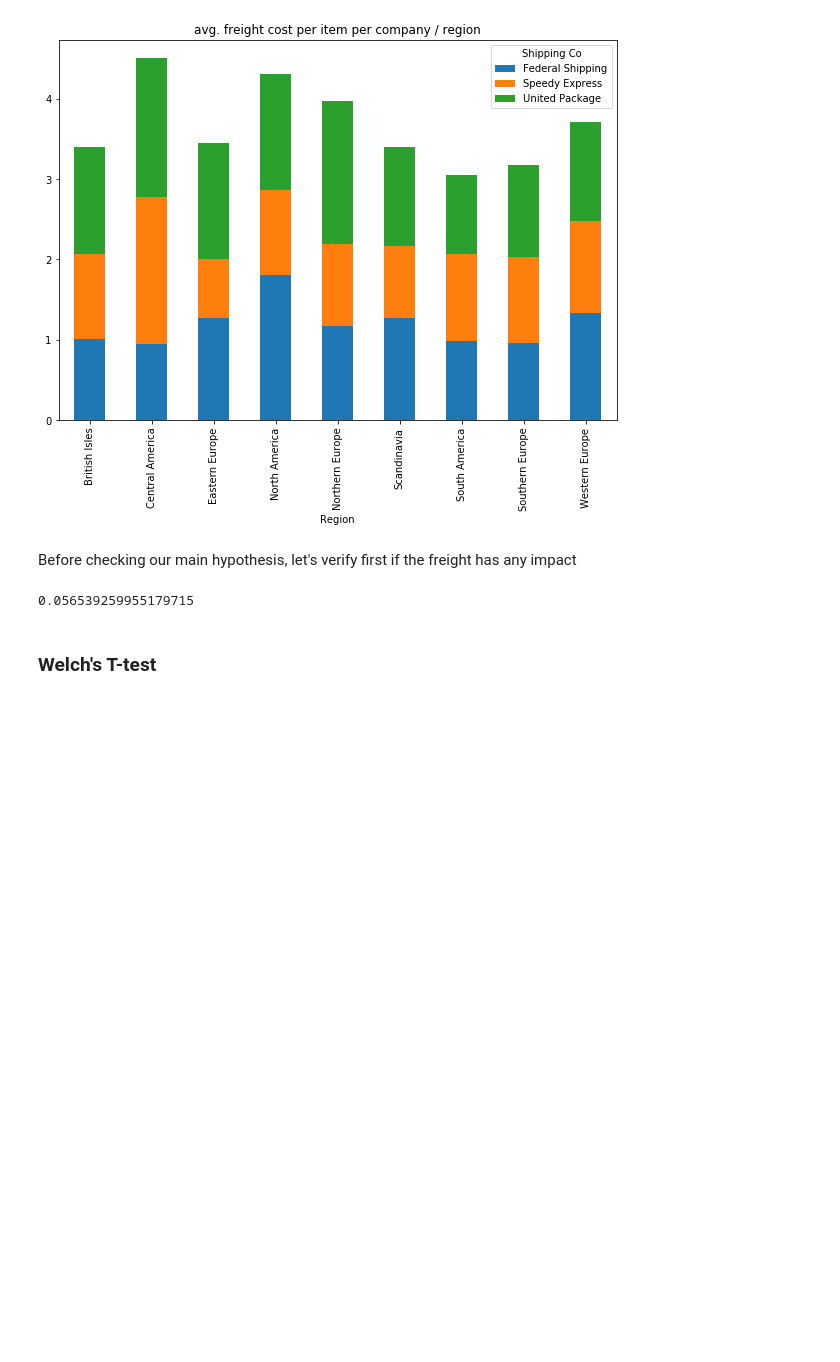
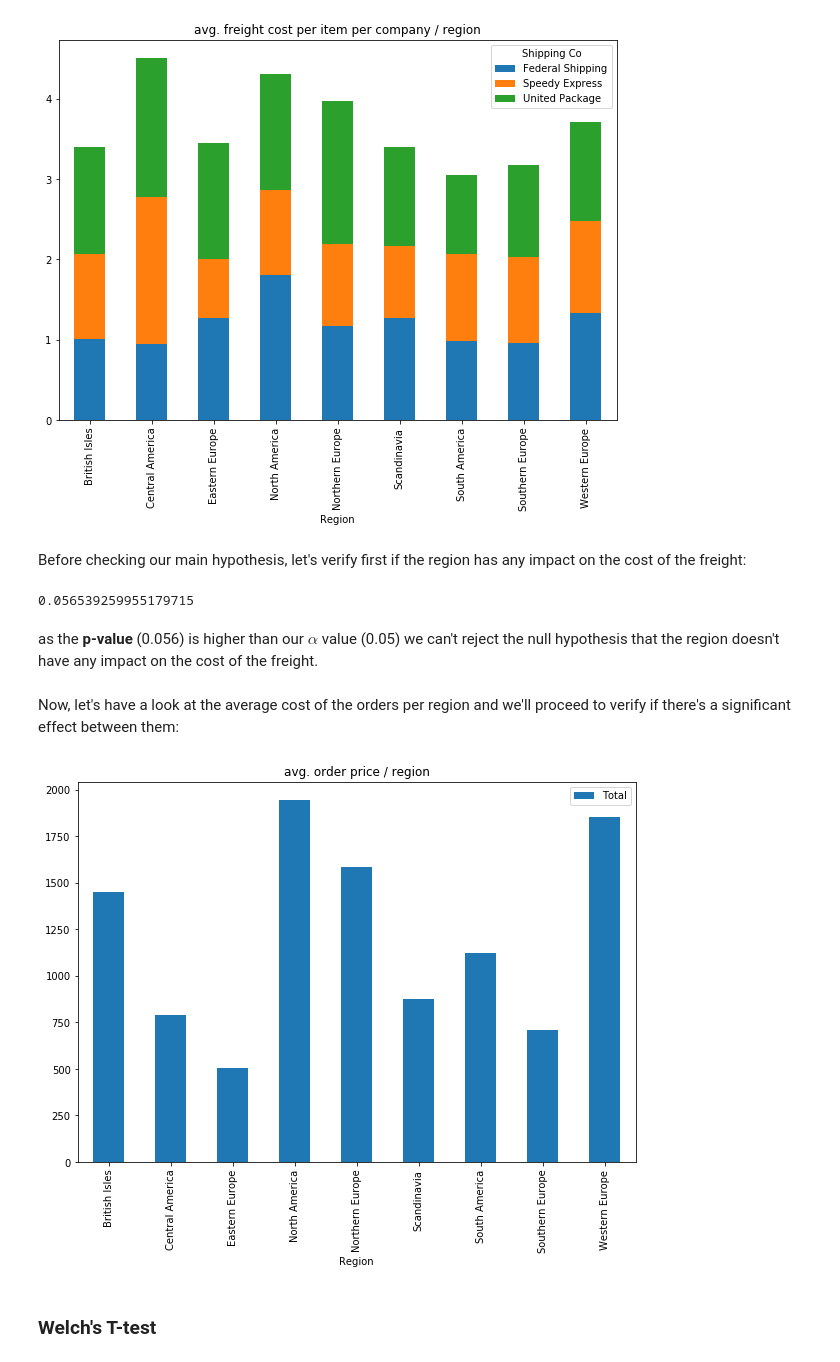
Before and after one commit to bartomolina/dsmod3project, a Jupyter notebook: student.ipynb, the cells around one changed output. Cells and saved outputs as stored; diff of their text form; code cells hidden in the pictures; blank space fills up the shorter version.

```diff
--- a/student.ipynb
+++ b/student.ipynb
@@ -282,7 +282,7 @@ df_regions_freight_company.plot.bar(stacked=True, figsize=(10,7), title='avg. fr
 # %% [output]
 [figure]
 # %% [markdown]
-Before checking our main hypothesis, let's verify first if the freight has any impact
+Before checking our main hypothesis, let's verify first if the region has any impact on the cost of the freight:
 # %%
 df_region_NA = df_regions[df_regions['Region'] == 'North America']['Freight / Item']
 df_region_others = df_regions[df_regions['Region'] != 'North America']['Freight / Item']
@@ -291,3 +291,7 @@ welchs = stats.ttest_ind(df_region_NA, df_region_others, equal_var=False)
 welchs.pvalue
 # %% [output]
 0.056539259955179715
+# %% [markdown]
+as the **p-value** (0.056) is higher than our $\alpha$ value (0.05) we can't reject the null hypothesis that the region doesn't have any impact on the cost of the freight.
+# %% [markdown]
+Now, let's have a look at the average cost of the orders per region and we'll proceed to verify if there's a significant effect between them:
@@ -294,3 +302,9 @@ welchs.pvalue
+# %%
+df_regions_avg_order = df_regions.pivot_table(index='Region', values='Total', aggfunc='mean')
+df_regions_avg_order
+df_regions_avg_order.plot.bar(figsize=(10,7), title='avg. order price / region');
+# %% [output]
+[figure, added]
 # %% [markdown]
 ### Welch's T-test
 # %% [markdown]
```
Also changed, not shown: parts of 2 cells of this notebook.
